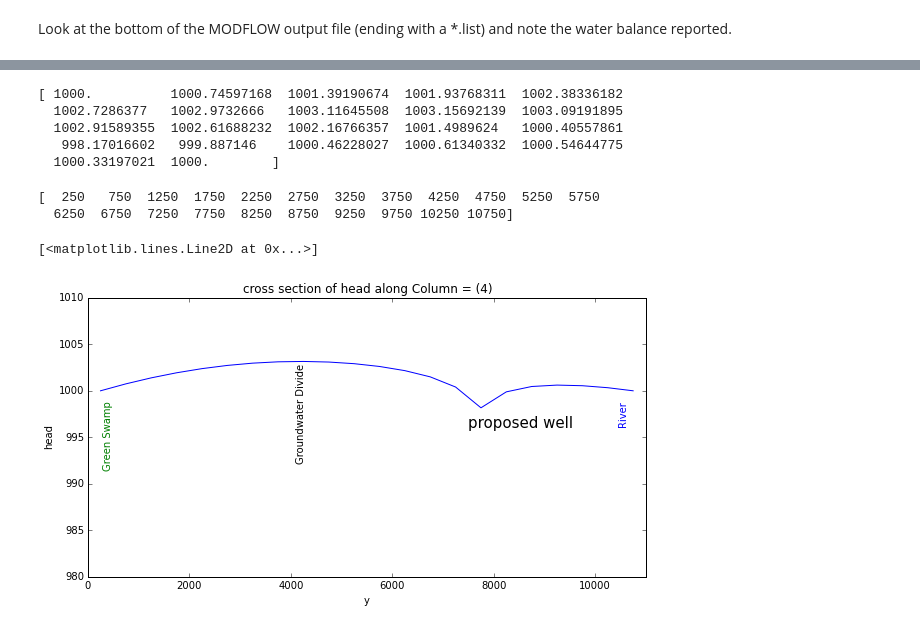
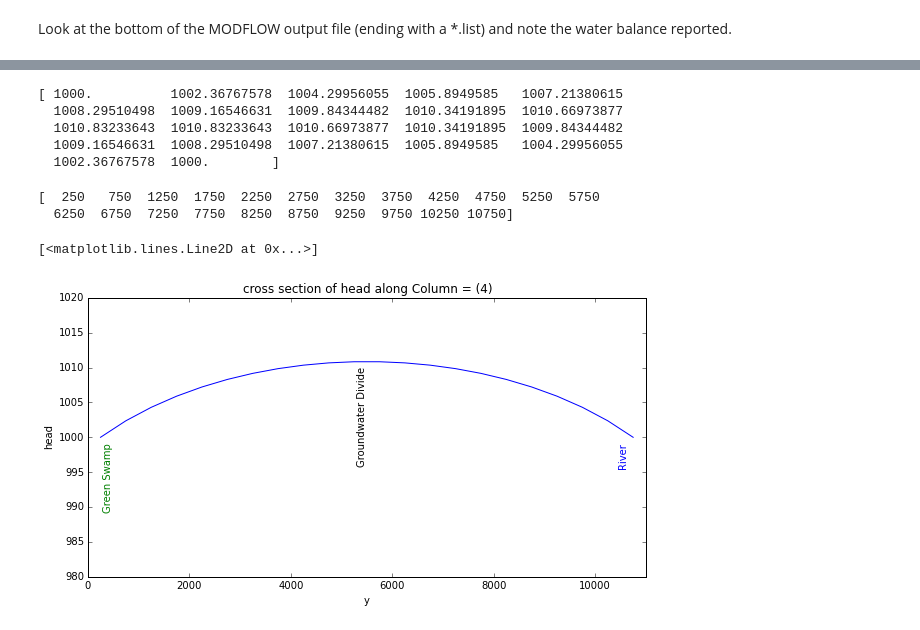
Before and after one commit to landr/Chapter_4_problems, a Jupyter notebook: P4.3_Flopy_Hubbertville_areal_model.ipynb, the cells around one changed output, grey strips where cells are left out. Saved outputs shown, nothing was run; the diff lists cells and outputs as text; code cells hidden in the pictures.

```diff
--- a/P4.3_Flopy_Hubbertville_areal_model.ipynb
+++ b/P4.3_Flopy_Hubbertville_areal_model.ipynb
@@ -51,6 +41,7 @@ For this tutorial, we will work in the 21_FlopyIntro directory, which is located
 # %%
 # Set the name of the path to the model working directory
 dirname = "P4-3_Hubbertville"
+datapath = os.getcwd()
 modelpath = os.path.join(datapath, dirname)
 print 'Name of model path: ', modelpath
 
@@ -350,11 +339,11 @@ print HEAD[0,:,COL]
 Y = np.flipud(HEAD[0,:,COL])
 print Y
 # %% [output]
-[ 1000.          1000.74597168  1001.39190674  1001.93768311  1002.38336182
-  1002.7286377   1002.9732666   1003.11645508  1003.15692139  1003.09191895
-  1002.91589355  1002.61688232  1002.16766357  1001.4989624   1000.40557861
-   998.17016602   999.887146    1000.46228027  1000.61340332  1000.54644775
-  1000.33197021  1000.        ]
+[ 1000.          1002.36767578  1004.29956055  1005.8949585   1007.21380615
+  1008.29510498  1009.16546631  1009.84344482  1010.34191895  1010.66973877
+  1010.83233643  1010.83233643  1010.66973877  1010.34191895  1009.84344482
+  1009.16546631  1008.29510498  1007.21380615  1005.8949585   1004.29956055
+  1002.36767578  1000.        ]
 # %%
 #for our cross section create X-coordinates to match with heads
 XCOORD = np.arange(0, 11000, 500) + 250
@@ -365,20 +354,19 @@ print XCOORD
 # %%
 fig = plt.figure(figsize=(10, 5))
 ax = fig.add_subplot(1, 1, 1)
 TITLE =  'cross section of head along Column = ({0})'.format(COL)
 ax.set_title(TITLE)
 ax.set_xlabel('y')
 ax.set_ylabel('head')
 ax.set_xlim(0, 11000.)
-ax.set_ylim(980.,1010.)
-ax.text(7500, 996, r"proposed well", fontsize=15, color="black")
+ax.set_ylim(980.,1020.)
 ax.text(10480, 998, r"River", fontsize=10, color="blue",rotation='vertical')
 ax.text(300, 998, r"Green Swamp", fontsize=10, color="green",rotation='vertical')
-ax.text(4100,1002., r"Groundwater Divide", fontsize=10, color="black",rotation='vertical')
+ax.text(5300,1009., r"Groundwater Divide", fontsize=10, color="black",rotation='vertical')
 ax.plot(XCOORD, Y)
 # %% [output]
 [<matplotlib.lines.Line2D at 0x...>]
-[figure, old version]
+[figure, new version]
 # %%
 #calculate the flux to Green Swamp
 HEAD_ADJACENT_CELLS = HEAD[0,-2,:]
```
Also changed, not shown: parts of 89 cells of this notebook, 14 other files.
